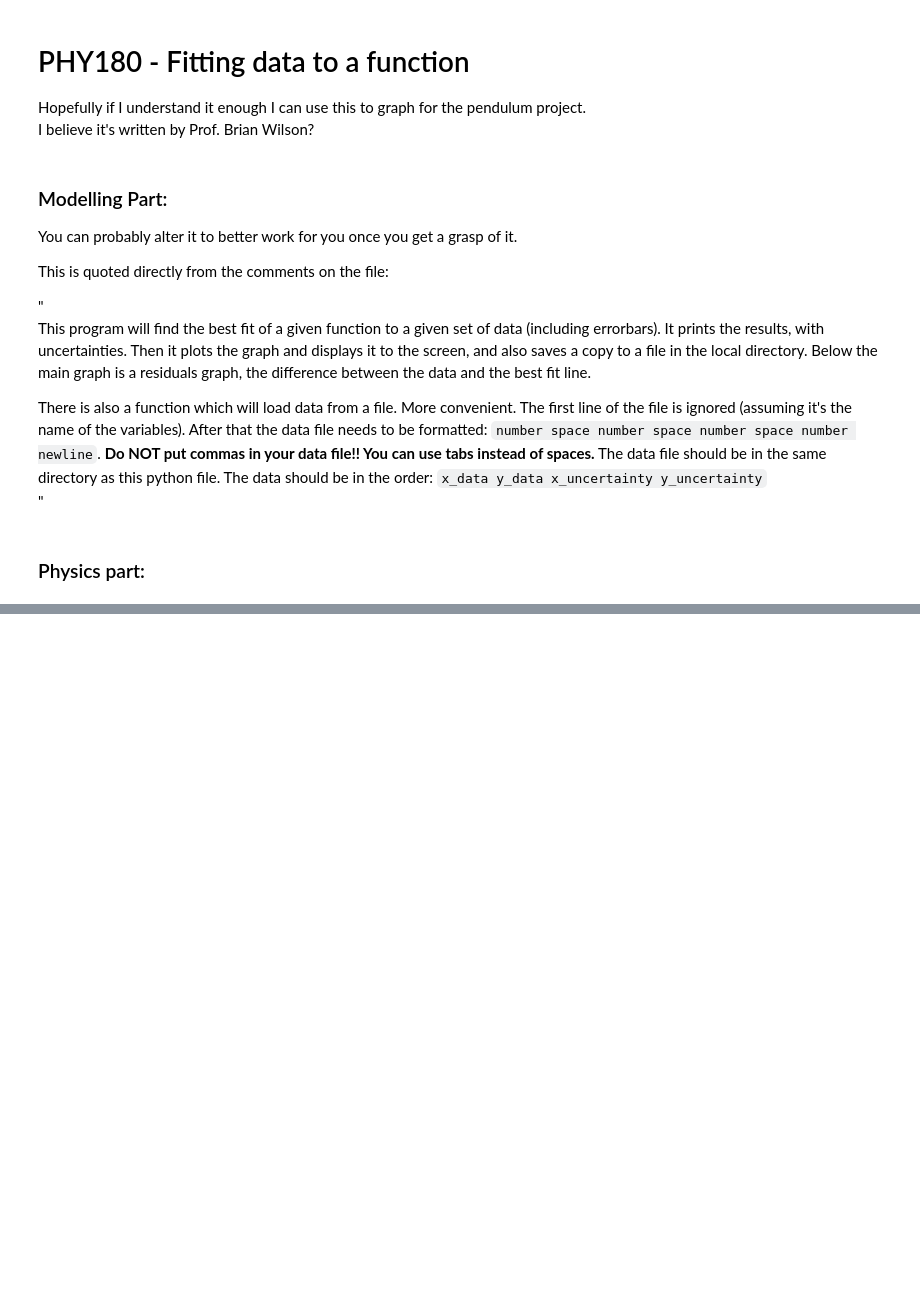
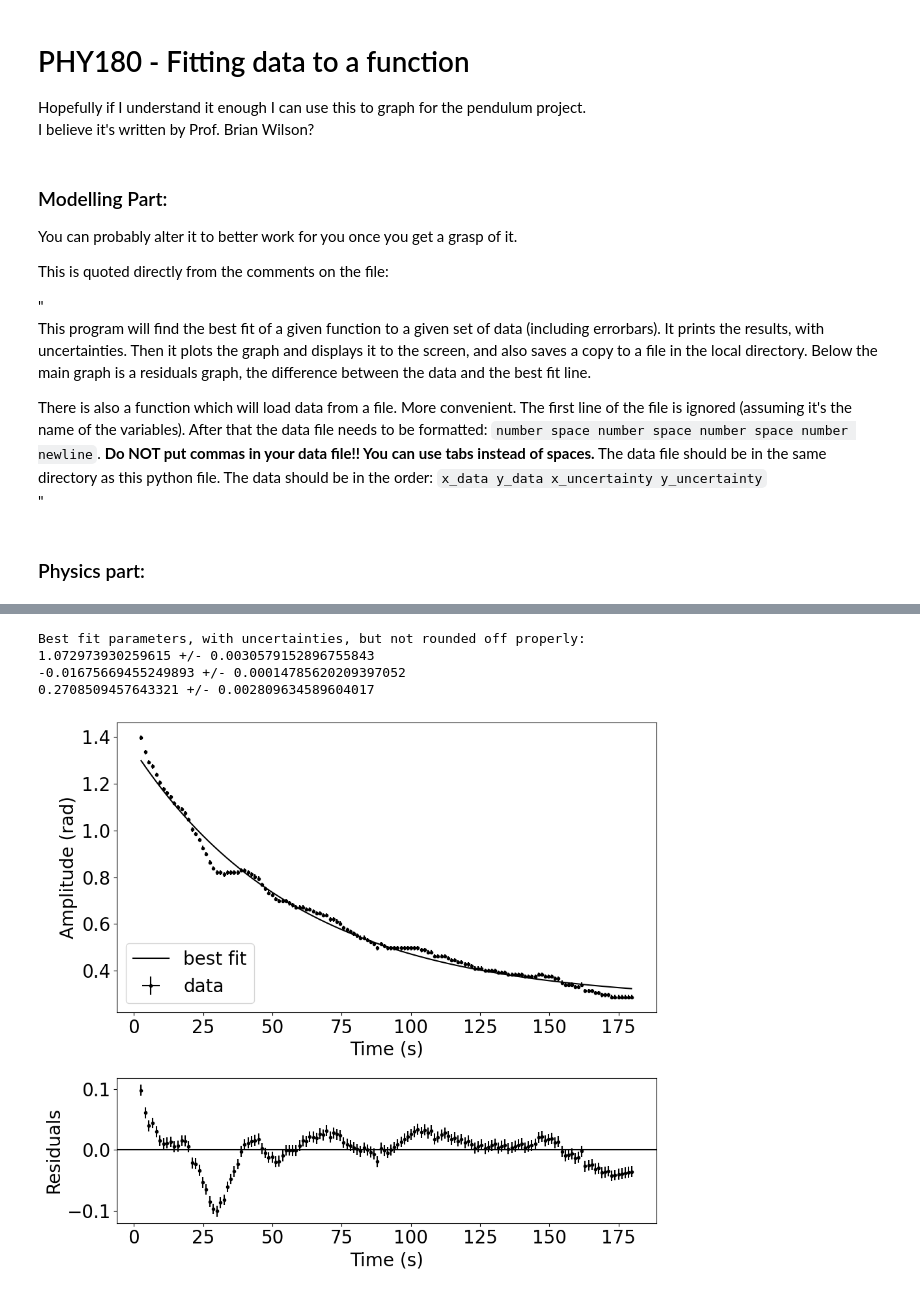
Before and after one commit to ijessicachen/introdatascience, a Jupyter notebook: schoolgraphs/fitdata_PHY180.ipynb, the cells around one changed output, grey strips where cells are left out. Drawn from its saved outputs; the diff is of its cells as text; code cells hidden in the pictures; blank space fills up the shorter version.

```diff
--- a/schoolgraphs/fitdata_PHY180.ipynb
+++ b/schoolgraphs/fitdata_PHY180.ipynb
@@ -161,0 +175,36 @@ Best fit parameters, with uncertainties, but not rounded off properly:
+# %%
+# LOAD DATA FROM TSV FILE
+# NOTE: The TSV file should not have commas to separate things! Spaces or tabs are fine.
+#    - Actually, at a later date if you realize it might be easier to work with a proper CSV file you can
+#      try to alter it so commas will work.
+
+
+# Again, start with a fitting function. This time it is exponential
+# help from here https://stackoverflow.com/questions/3938042/fitting-exponential-decay-with-no-initial-guessing
+def exponential(t, A, K, C):
+    return A * np.exp(K * t) + C
+
+# Now load the data from the file. The file should be in the same directory as this Python code.
+# Some chance you will need an absolute path: "C:\\Users\\Brian\\Python\\mydata_fake.txt"
+filename="Pendulum Data - Time Amplitude data.tsv"
+x, y, xerr, yerr = load_data(filename)
+
+# This time, let's use every single possible option available to bb.plot_fit()
+
+# (-100, 0, +100) works
+init_guess = (-100, 0, 100) # guess for the best fit parameters
+font_size = 20
+xlabel = "Time (s)"
+ylabel = "Amplitude (rad)"
+
+# Now we make the plot, displayed on screen and saved in the directory, and print the best fit values
+plot_fit(exponential, x, y, xerr, yerr, init_guess=init_guess, font_size=font_size,
+            xlabel=xlabel, ylabel=ylabel)
+
+# Note: for sinusoidal functions, guessing the period correctly with init_guess is critical
+# %% [output]
+Best fit parameters, with uncertainties, but not rounded off properly:
+1.072973930259615 +/- 0.0030579152896755843
+-0.01675669455249893 +/- 0.00014785620209397052
+0.2708509457643321 +/- 0.002809634589604017
+[figure, added]
```
Also changed, not shown: parts of 5 cells of this notebook, 3 other files.
